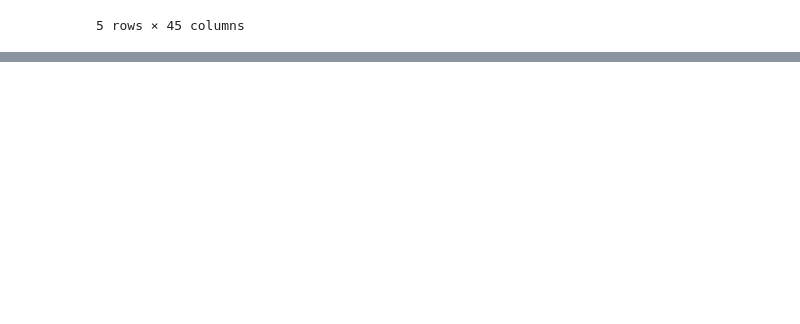
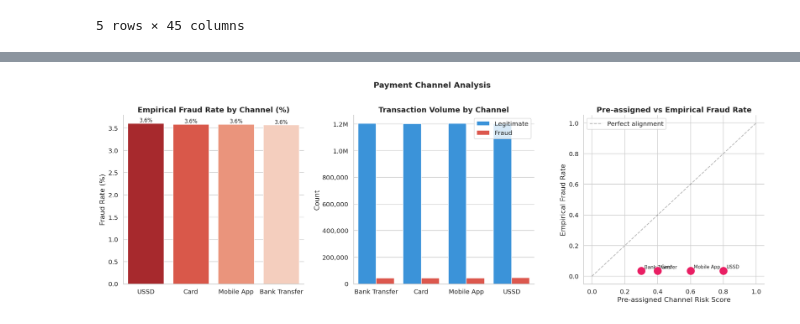
Before and after one commit to thedataboy001/naijashield, a Jupyter notebook: notebooks/01_eda.ipynb, the cells around one changed output, grey strips where cells are left out. Cells and saved outputs as stored; diff of their text form; code cells hidden in the pictures; blank space fills up the shorter version.

```diff
--- a/notebooks/01_eda.ipynb
+++ b/notebooks/01_eda.ipynb
@@ -15,0 +468,95 @@ data.head()
+# %%
+# Payment Channel Analysis
+
+channel_stats = (
+    data.groupby("payment_channel")
+    .agg(
+        total=("is_fraud", "count"),
+        fraud_count=("is_fraud", "sum"),
+        avg_amount=("amount_ngn", "mean"),
+        channel_risk_score=("channel_risk_score", "first")
+    )
+    .reset_index()
+)
+channel_stats["empirical_fraud_rate"] = (
+    channel_stats["fraud_count"] / channel_stats["total"] * 100
+).round(2)
+channel_stats = channel_stats.sort_values(
+    "empirical_fraud_rate", ascending=False
+)
+
+print("=" * 65)
+print("PAYMENT CHANNEL FRAUD ANALYSIS")
+print("=" * 65)
+print(channel_stats.to_string(index=False))
+print("\n💡 Compare 'channel_risk_score' vs 'empirical_fraud_rate'")
+print("   If aligned → pre-computed risk score is valid")
+print("   If misaligned → we must recompute from data")
+
+fig, axes = plt.subplots(1, 3, figsize=(18, 6))
+
+# Fraud rate by channel
+
+sns.barplot(
+    data=channel_stats,
+    x="payment_channel",
+    y="empirical_fraud_rate",
+    palette="Reds_r", ax=axes[0]
+)
+
+axes[0].set_title("Empirical Fraud Rate by Channel (%)")
+axes[0].set_xlabel("")
+axes[0].set_ylabel("Fraud Rate (%)")
+for p in axes[0].patches:
+    axes[0].annotate(
+        f"{p.get_height():.1f}%",
+        (p.get_x() + p.get_width() / 2., p.get_height()),
+        ha="center", va="bottom", fontsize=10
+    )
+
+# Transaction volume by channel
+
+channel_pivot = data.groupby(
+    ["payment_channel", "is_fraud"]
+).size().reset_index(name="count")
+channel_pivot["label"] = channel_pivot["is_fraud"].map(FRAUD_LABELS)
+sns.barplot(
+    data=channel_pivot,
+    x="payment_channel", y="count",
+    hue="label",
+    palette={"Legitimate": "#2196F3", "Fraud": "#F44336"},
+    ax=axes[1]
+)
+axes[1].set_title("Transaction Volume by Channel")
+axes[1].set_xlabel("")
+axes[1].set_ylabel("Count")
+axes[1].yaxis.set_major_formatter(
+    mticker.FuncFormatter(lambda x, _: f"{x/1e6:.1f}M" if x >= 1e6 else f"{x:,.0f}")
+)
+axes[1].legend(title="")
+
+# Pre-assigned vs empirical risk score comparison
+
+axes[2].scatter(
+    channel_stats["channel_risk_score"],
+    channel_stats["empirical_fraud_rate"] / 100,
+    s=200, zorder=5, color="#E91E63"
+)
+for _, row in channel_stats.iterrows():
+    axes[2].annotate(
+        row["payment_channel"],
+        (row["channel_risk_score"], row["empirical_fraud_rate"] / 100),
+        textcoords="offset points", xytext=(6, 4), fontsize=9
+    )
+axes[2].plot([0, 1], [0, 1], "k--", alpha=0.3, label="Perfect alignment")
+axes[2].set_title("Pre-assigned vs Empirical Fraud Rate")
+axes[2].set_xlabel("Pre-assigned Channel Risk Score")
+axes[2].set_ylabel("Empirical Fraud Rate")
+axes[2].legend()
+
+plt.suptitle("Payment Channel Analysis", fontsize=15,
+             fontweight="bold", y=1.01)
+plt.tight_layout()
+plt.savefig("eda_visuals/payment_channel_analysis.png", bbox_inches="tight")
+plt.show()
+# %% [output]
@@ -15,0 +575 @@ data.head()
+[figure, added]
```
Also changed, not shown: parts of 29 cells of this notebook, 17 other files.
